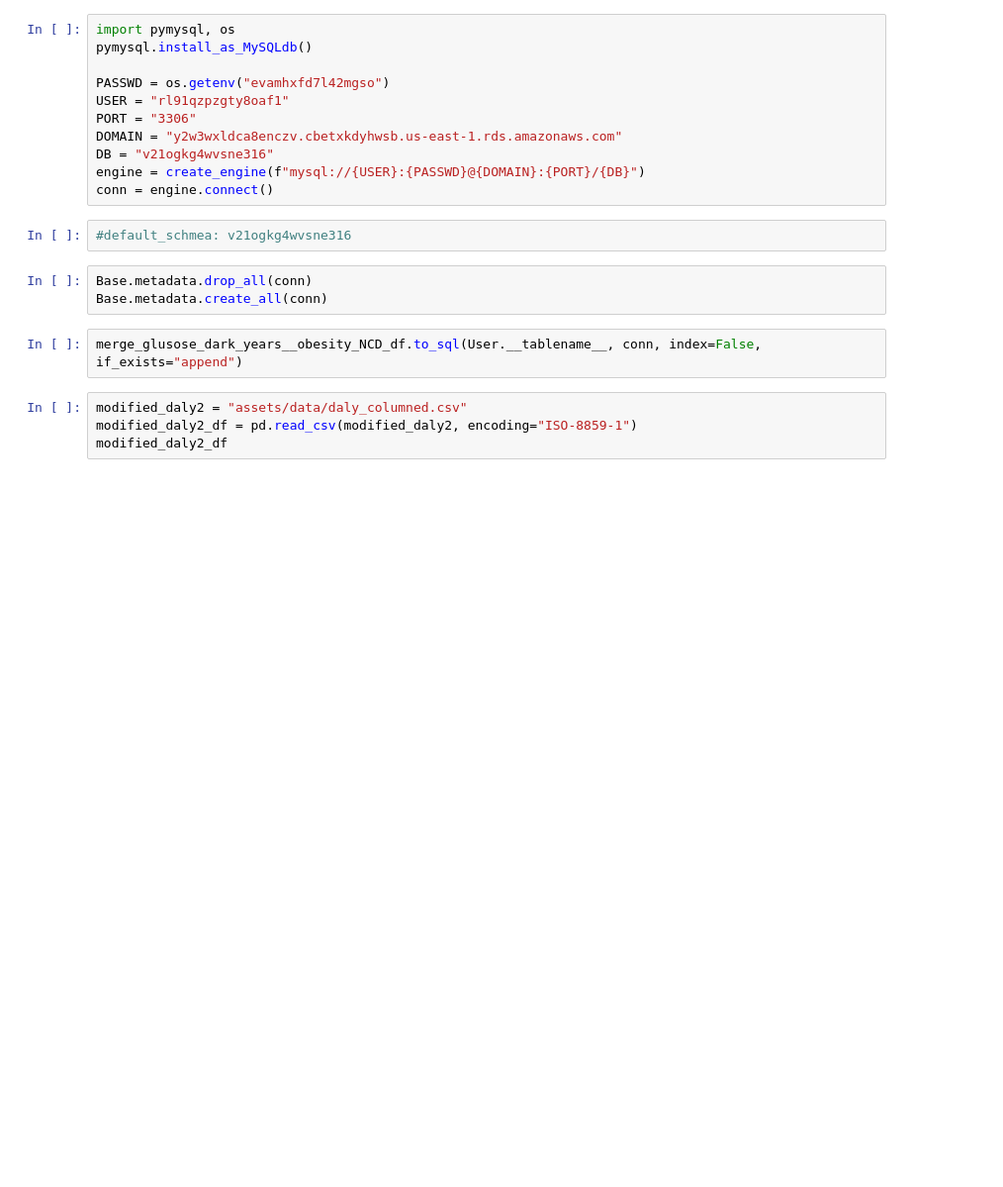
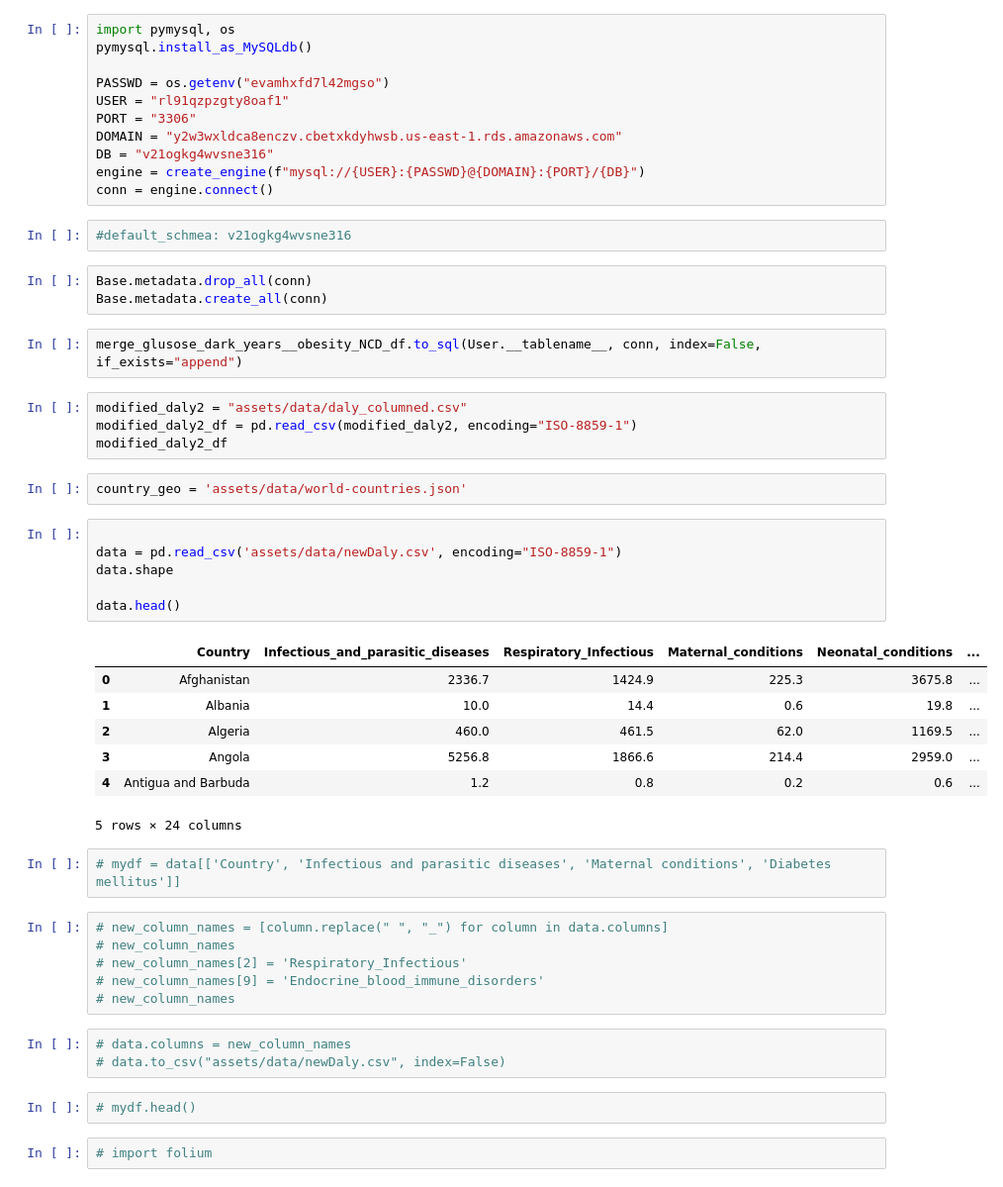
Before and after one commit to jasminajovanovic/somethingdark, a Jupyter notebook: Merging_All_Datas.ipynb, the cells around one changed output. Shown at 99% size. Cells and saved outputs as stored; diff of their text form; blank space fills up the shorter version.

```diff
--- a/Merging_All_Datas.ipynb
+++ b/Merging_All_Datas.ipynb
@@ -500,3 +531,34 @@ merge_glusose_dark_years__obesity_NCD_df.to_sql(User.__tablename__, conn, index=
 modified_daly2 = "assets/data/daly_columned.csv"
 modified_daly2_df = pd.read_csv(modified_daly2, encoding="ISO-8859-1")
 modified_daly2_df
+# %%
+country_geo = 'assets/data/world-countries.json'
+# %%
+
+data = pd.read_csv('assets/data/newDaly.csv', encoding="ISO-8859-1")
+data.shape
+
+data.head()
+# %% [output]
+|  | Country | Infectious_and_parasitic_diseases | Respiratory_Infectious | Maternal_conditions | Neonatal_conditions | ... |
+| 0 | Afghanistan | 2336.7 | 1424.9 | 225.3 | 3675.8 | ... |
+| 1 | Albania | 10.0 | 14.4 | 0.6 | 19.8 | ... |
+| 2 | Algeria | 460.0 | 461.5 | 62.0 | 1169.5 | ... |
+| 3 | Angola | 5256.8 | 1866.6 | 214.4 | 2959.0 | ... |
+| 4 | Antigua and Barbuda | 1.2 | 0.8 | 0.2 | 0.6 | ... |
+5 rows × 24 columns
+# %%
+# mydf = data[['Country', 'Infectious and parasitic diseases', 'Maternal conditions', 'Diabetes mellitus']]
+# %%
+# new_column_names = [column.replace(" ", "_") for column in data.columns]
+# new_column_names
+# new_column_names[2] = 'Respiratory_Infectious'
+# new_column_names[9] = 'Endocrine_blood_immune_disorders'
+# new_column_names
+# %%
+# data.columns = new_column_names
+# data.to_csv("assets/data/newDaly.csv", index=False)
+# %%
+# mydf.head()
+# %%
+# import folium
```
Also changed, not shown: parts of 19 cells of this notebook, 8 other files.
